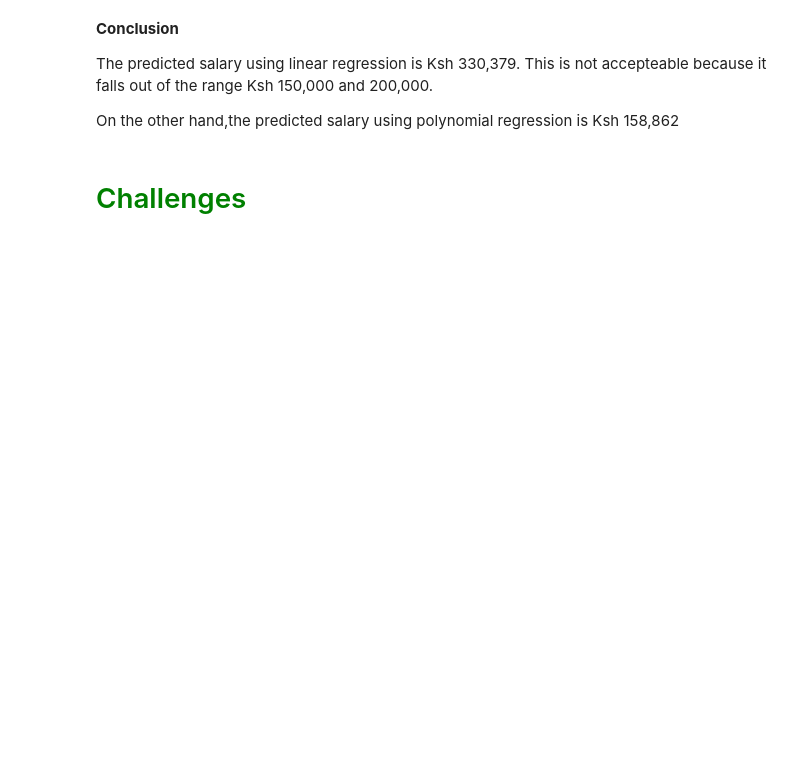
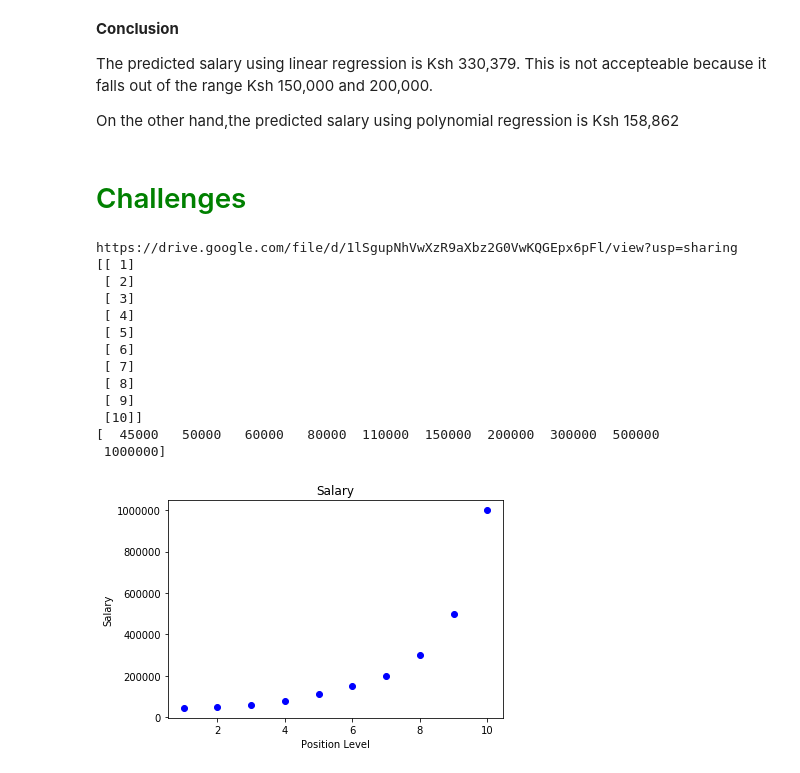
Before and after one commit to abel-keya/moringa-school-projects, a Jupyter notebook: Polynomial_Regression.ipynb, the cells around one changed output. Saved outputs shown, nothing was run; the diff lists cells and outputs as text; code cells hidden in the pictures; blank space fills up the shorter version.

```diff
--- a/Polynomial_Regression.ipynb
+++ b/Polynomial_Regression.ipynb
@@ -247,20 +279,50 @@ On the other hand,the predicted salary using polynomial regression is Ksh 158,86
 # %%
 # Challenge 1
 # You are given a dataset that contains the prices and other attributes of diamonds. The dataset has 9 columns: Carat, color, cut, clarity, depth, table, price, x, y, z.
 # carat: Carat weight of the diamond
 # cut: Describes cut quality of the diamond. Quality in increasing order Fair, Good, Very Good, Premium, Ideal
 # color: Color of the diamond, with D being the best and J the worst
 # clarity: How obvious inclusions are within the diamond:(in order from best to worst, FL = flawless, I3= level 3 inclusions) FL,IF, VVS1, VVS2, VS1, VS2, SI1, SI2, I1, I2, I3
 # depth % :The height of a diamond, measured from the culet to the table, divided by its average girdle diameter
 # table %: The width of the diamond's table expressed as a percentage of its average diameter
 # price: The price of the diamond
 # x: length mm
 # y: width mm
 # z: depth mm
 # Your task is to predict the prices of diamonds given carat weight
 # Here is the dataset: https://drive.google.com/file/d/1lSgupNhVwXzR9aXbz2G0VwKQGEpx6pFl/view?usp=sharing
 
-Your code goes here
+# Load the dataset
+url = "https://drive.google.com/file/d/1lSgupNhVwXzR9aXbz2G0VwKQGEpx6pFl/view?usp=sharing"
+dataset = pd.read_csv('position_salaries.csv')
+
+print(url)
+
+#Get the 2 and the last column from the dataset
+X = dataset.iloc[:, 1:2].values
+y = dataset.iloc[:, 2].values
+print(X)
+print(y)
+plt.scatter(X, y, color='blue')
+plt.title('Salary')
+plt.xlabel('Position Level')
+plt.ylabel('Salary')
+plt.show()
+# %% [output]
+https://drive.google.com/file/d/1lSgupNhVwXzR9aXbz2G0VwKQGEpx6pFl/view?usp=sharing
+[[ 1]
+ [ 2]
+ [ 3]
+ [ 4]
+ [ 5]
+ [ 6]
+ [ 7]
+ [ 8]
+ [ 9]
+ [10]]
+[  45000   50000   60000   80000  110000  150000  200000  300000  500000
+ 1000000]
+[figure, added]
 # %%
 # Challenge 2
 # The dataset for this challenge represents the physicochemical tests of wine and the quality of wine as a result of these physicochemical tests. Here's a brief description of the columns
```
Also changed, not shown: parts of 7 cells of this notebook.
